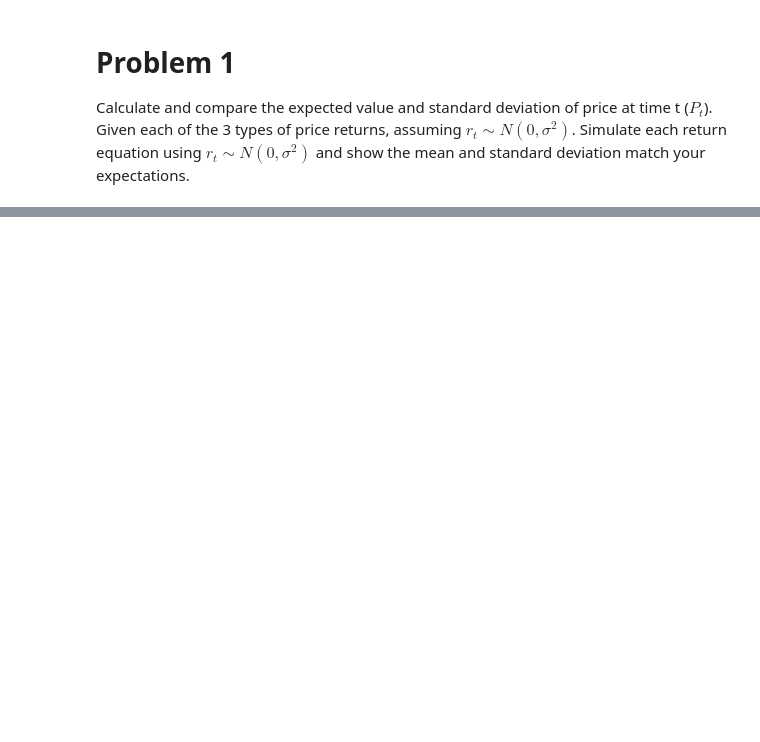
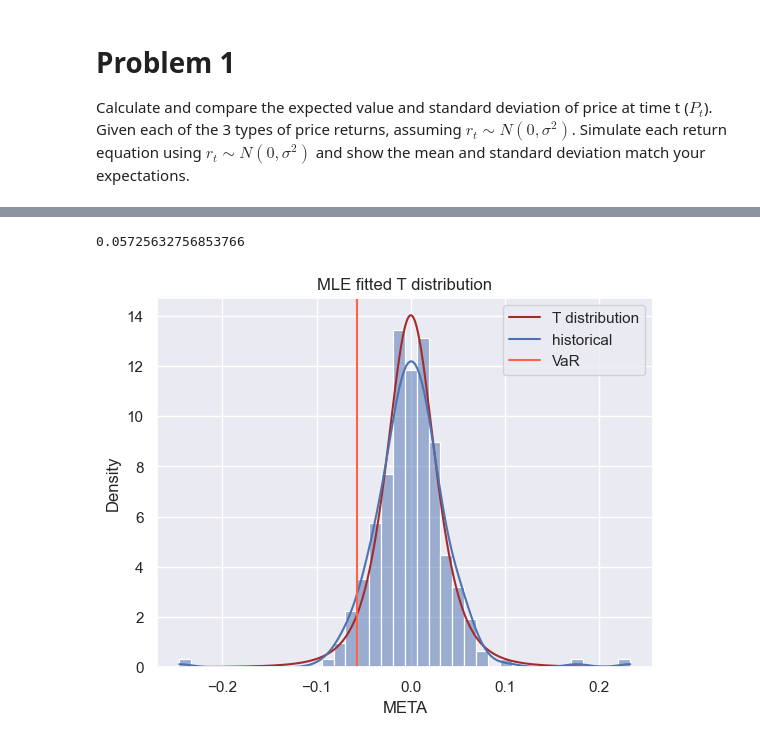
Before and after one commit to QijunYang1/Quantitative-Risk-Management, a Jupyter notebook: week04/Project-4.ipynb, the cells around one changed output, grey strips where cells are left out. Drawn from its saved outputs; the diff is of its cells as text; code cells hidden in the pictures; blank space fills up the shorter version.

```diff
--- a/week04/Project-4.ipynb
+++ b/week04/Project-4.ipynb
@@ -332,0 +353,5 @@ array([2.8, 6.4, 5.8])
+# %%
+VaR(META).T_dist(plot=True)
+# %% [output]
+0.05725632756853766
+[figure, added]
```
Also changed, not shown: parts of 28 cells of this notebook, 1 other file.
